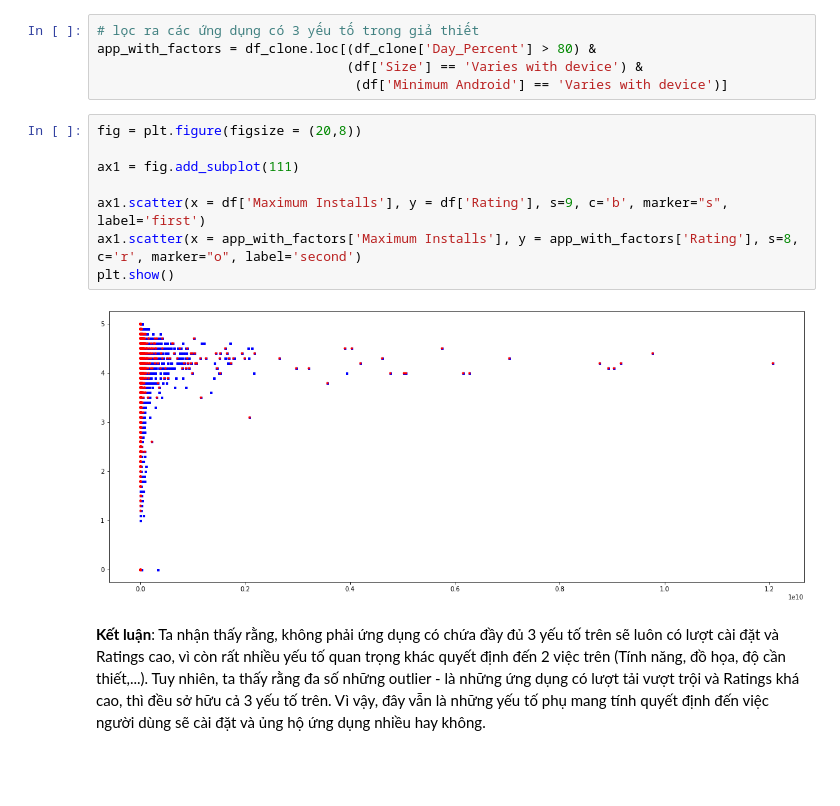
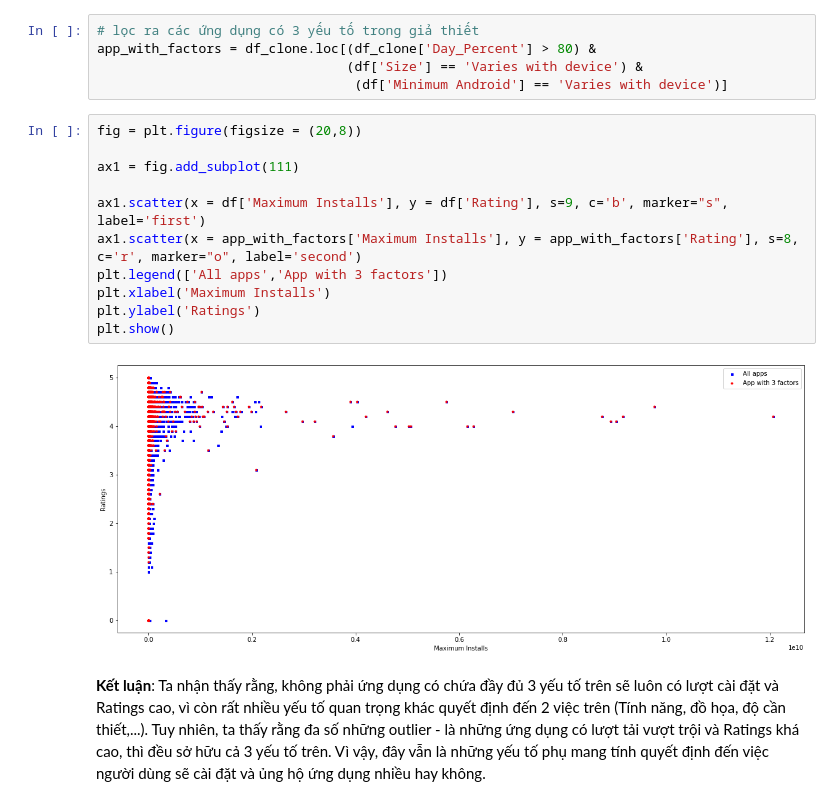
Before and after one commit to Tranmyhan/P4DS-CQ19-FinalProject---LT-KHDL, a Jupyter notebook: 06_19120217_19120267.ipynb, the cells around one changed output. Cells and saved outputs as stored; diff of their text form; blank space fills up the shorter version.

```diff
--- a/06_19120217_19120267.ipynb
+++ b/06_19120217_19120267.ipynb
@@ -913,13 +913,16 @@ app_with_factors = df_clone.loc[(df_clone['Day_Percent'] > 80) &
 # %%
 fig = plt.figure(figsize = (20,8))
 
 ax1 = fig.add_subplot(111)
 
 ax1.scatter(x = df['Maximum Installs'], y = df['Rating'], s=9, c='b', marker="s", label='first')
 ax1.scatter(x = app_with_factors['Maximum Installs'], y = app_with_factors['Rating'], s=8, c='r', marker="o", label='second')
+plt.legend(['All apps','App with 3 factors'])
+plt.xlabel('Maximum Installs')
+plt.ylabel('Ratings')
 plt.show()
 # %% [output]
-[figure, old version]
+[figure, new version]
 # %% [markdown]
 **Kết luận**: Ta nhận thấy rằng, không phải ứng dụng có chứa đầy đủ 3 yếu tố trên sẽ luôn có lượt cài đặt và Ratings cao, vì còn rất nhiều yếu tố quan trọng khác quyết định đến 2 việc trên (Tính năng, đồ họa, độ cần thiết,...). Tuy nhiên, ta thấy rằng đa số những outlier - là những ứng dụng có lượt tải vượt trội và Ratings khá cao, thì đều sở hữu cả 3 yếu tố trên. Vì vậy, đây vẫn là những yếu tố phụ mang tính quyết định đến việc người dùng sẽ cài đặt và ủng hộ ứng dụng nhiều hay không.
 # %% [markdown]
```
Also changed, not shown: parts of 5 cells of this notebook, 1 other file.
